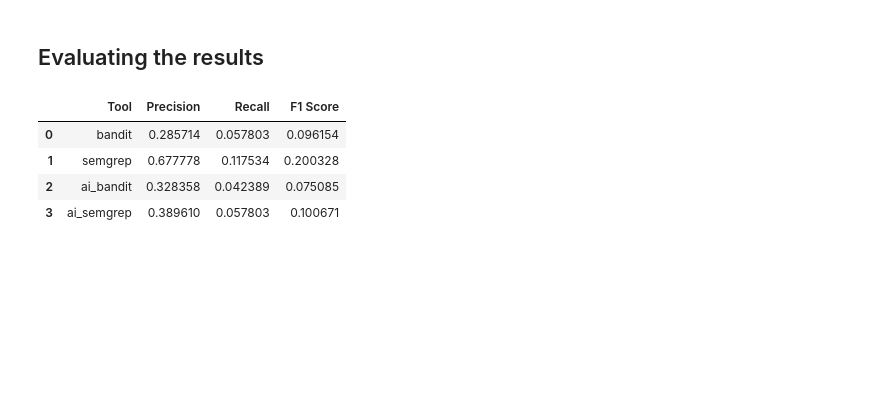
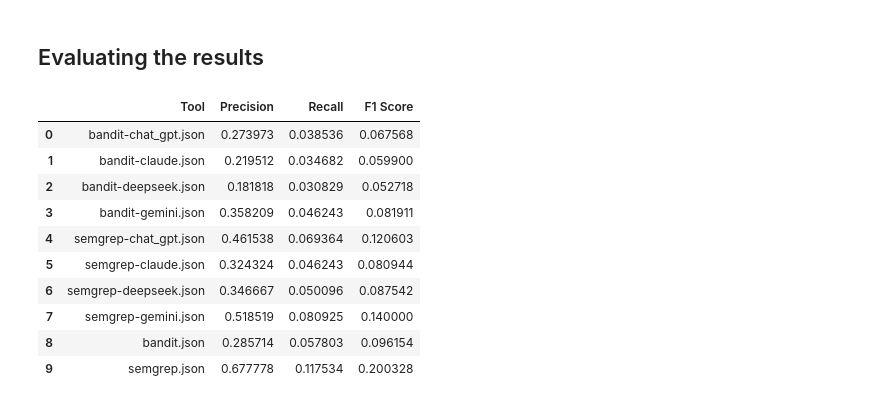
Before and after one commit to levimaciell/Ai_sast_analysis, a Jupyter notebook: data_analysis/ai_analysis_over_sast.ipynb, the cells around one changed output. Drawn from its saved outputs; the diff is of its cells as text; code cells hidden in the pictures; blank space fills up the shorter version.

Commit message:
Fixing results analysis script, tweaking the orchestrator to avoid problems with concurrence, running ai with top level models

```diff
--- a/data_analysis/ai_analysis_over_sast.ipynb
+++ b/data_analysis/ai_analysis_over_sast.ipynb
@@ -15,29 +37,5 @@ df_ground_truth = getTrueLabelsDataframe()
 # %%
-#loading dataframes
-bandit = getCleanDataframe('C:/Users/levim/projetos/results_mk2/formatted_bandit.json').rename(columns={'labels': 'bandit'})
-semgrep = getCleanDataframe('C:/Users/levim/projetos/results_mk2/formatted_semgrep.json').rename(columns={'labels': 'semgrep'})
-ai_bandit = getCleanAiDataframe('C:/Users/levim/projetos/results_mk2/ai_results_bandit.json').rename(columns={'ai_predictions': 'ai_bandit'})
-ai_semgrep = getCleanAiDataframe('C:/Users/levim/projetos/results_mk2/ai_results_semgrep.json').rename(columns={'ai_predictions': 'ai_semgrep'})
-
-
-#Merging all of them into a single one containing the ground truths
-labels = (
-    df_ground_truth
-    .merge(bandit[['filename', 'bandit']], on='filename', how='left')
-    .merge(semgrep[['filename', 'semgrep']], on='filename', how='left')
-    .merge(ai_bandit[['filename', 'ai_bandit']], on='filename', how='left')
-    .merge(ai_semgrep[['filename', 'ai_semgrep']], on='filename', how='left')
-)
-
-#Applying normalizations on the columns
-labels = apply_normalizations(labels, 'bandit')
-labels = apply_normalizations(labels, 'semgrep')
-labels = apply_normalizations(labels, 'ai_bandit')
-labels = apply_normalizations(labels, 'ai_semgrep')
-
 def remove_spaces(text):
     return re.sub(r'(\d) +\(', r'\1(', text)
 
 labels['true_label'] = labels['true_label'].apply(remove_spaces)
-
-labels
@@ -77,22 +44,41 @@ teste = {
+# %%
+
+predictions = {}
+
+for column in labels.columns:
+
+    if(column not in ['filename', 'true_label']):
+        preds = reder(labels, column)
+        predictions[column] = preds
+
+#Generating list of expected values
+exploded_labels = labels['true_label'].str.split(',').explode()
+dist_labels = (exploded_labels.index.astype(str) + '-' + exploded_labels).values
 # %%
 rows = []
 
-for tool, preds in teste.items():
+for tool, preds in predictions.items():
     precision, recall, f1 = bench_it(dist_labels, preds)
 
     rows.append({
         'Tool': tool,
         'Precision': precision,
         'Recall': recall,
         'F1 Score': f1
     })
 
 report_df = pd.DataFrame(rows)
 
 report_df
 # %% [output]
 |  | Tool | Precision | Recall | F1 Score |
-| 0 | bandit | 0.285714 | 0.057803 | 0.096154 |
-| 1 | semgrep | 0.677778 | 0.117534 | 0.200328 |
-| 2 | ai_bandit | 0.328358 | 0.042389 | 0.075085 |
-| 3 | ai_semgrep | 0.389610 | 0.057803 | 0.100671 |
+| 0 | bandit-chat_gpt.json | 0.273973 | 0.038536 | 0.067568 |
+| 1 | bandit-claude.json | 0.219512 | 0.034682 | 0.059900 |
+| 2 | bandit-deepseek.json | 0.181818 | 0.030829 | 0.052718 |
+| 3 | bandit-gemini.json | 0.358209 | 0.046243 | 0.081911 |
+| 4 | semgrep-chat_gpt.json | 0.461538 | 0.069364 | 0.120603 |
+| 5 | semgrep-claude.json | 0.324324 | 0.046243 | 0.080944 |
+| 6 | semgrep-deepseek.json | 0.346667 | 0.050096 | 0.087542 |
+| 7 | semgrep-gemini.json | 0.518519 | 0.080925 | 0.140000 |
+| 8 | bandit.json | 0.285714 | 0.057803 | 0.096154 |
+| 9 | semgrep.json | 0.677778 | 0.117534 | 0.200328 |
```
Also changed, not shown: parts of 5 cells of this notebook, 12 other files.
